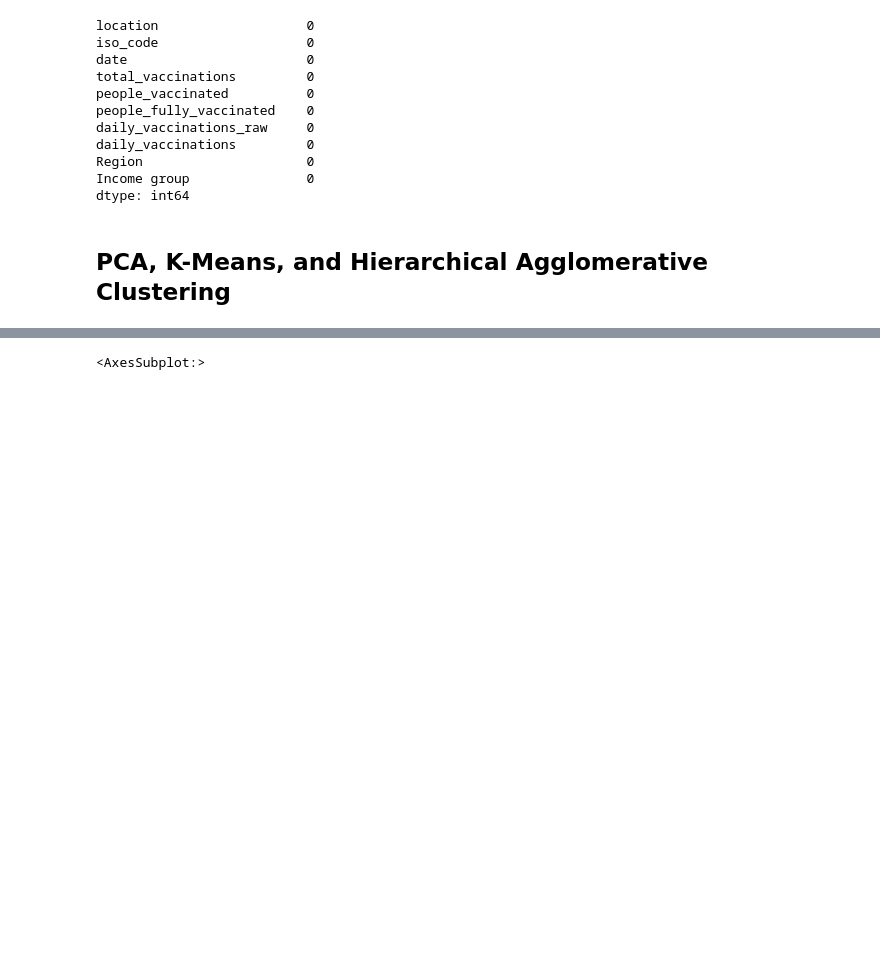
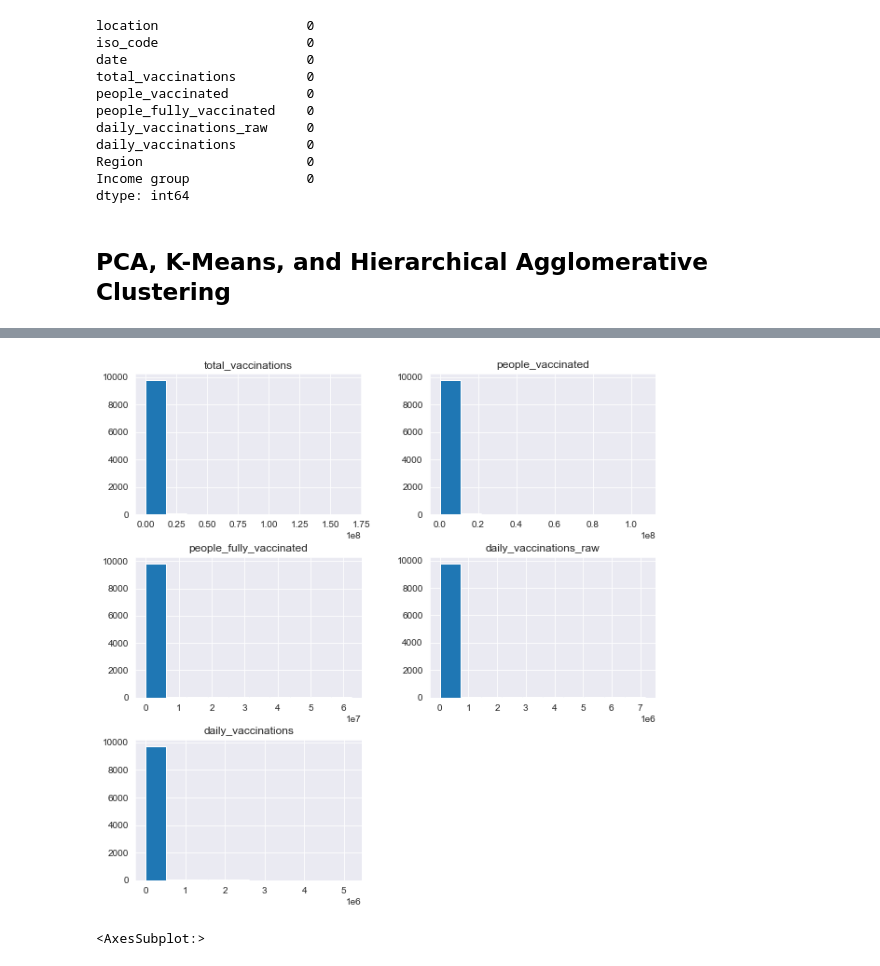
Before and after one commit to cassnutt/worldwide_covid19_vaccines, a Jupyter notebook: Market Segmentation.ipynb, the cells around one changed output, grey strips where cells are left out. Cells and saved outputs as stored; diff of their text form; code cells hidden in the pictures; blank space fills up the shorter version.

```diff
--- a/Market Segmentation.ipynb
+++ b/Market Segmentation.ipynb
@@ -331,3 +333,7 @@ df.boxplot(figsize= (10,10), rot= 90)
+# %%
+df.hist(figsize= (10,10));
+# %% [output]
+[figure, added]
 # %%
 sns.heatmap(df.corr())
 # %% [output]
```
Also changed, not shown: parts of 29 cells of this notebook.
